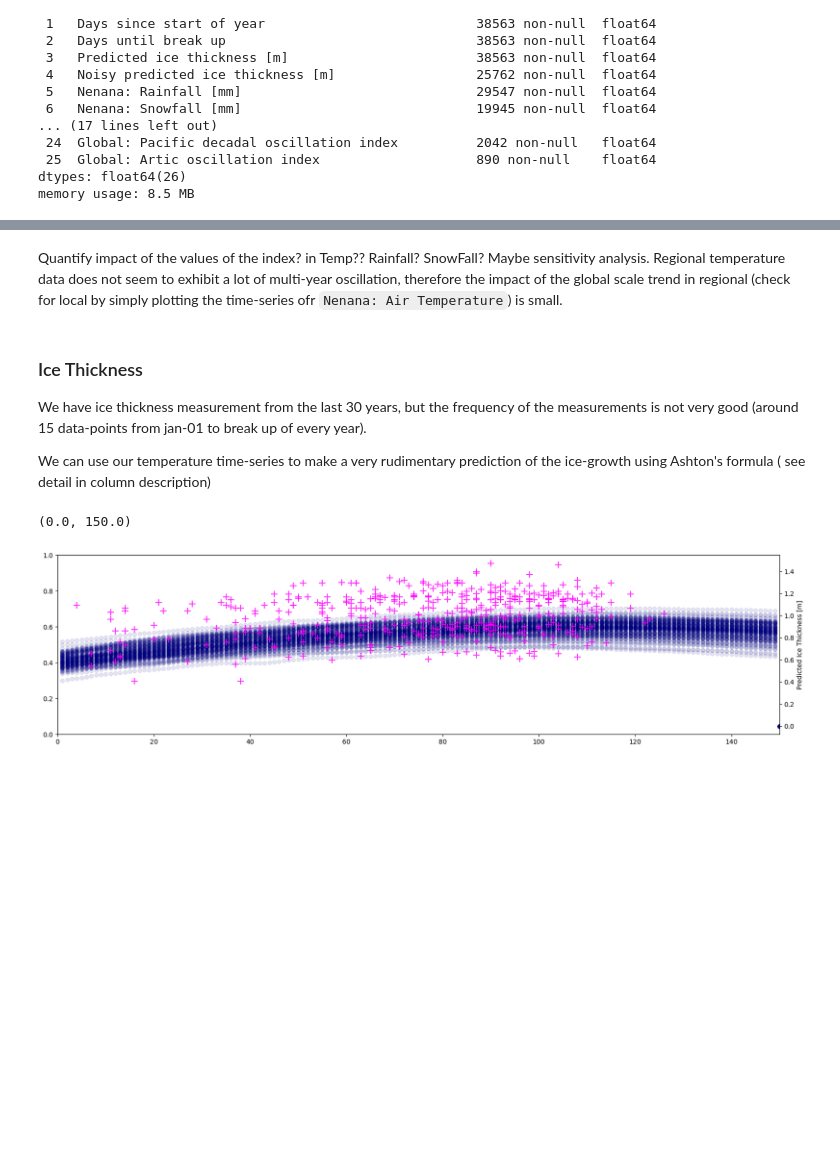
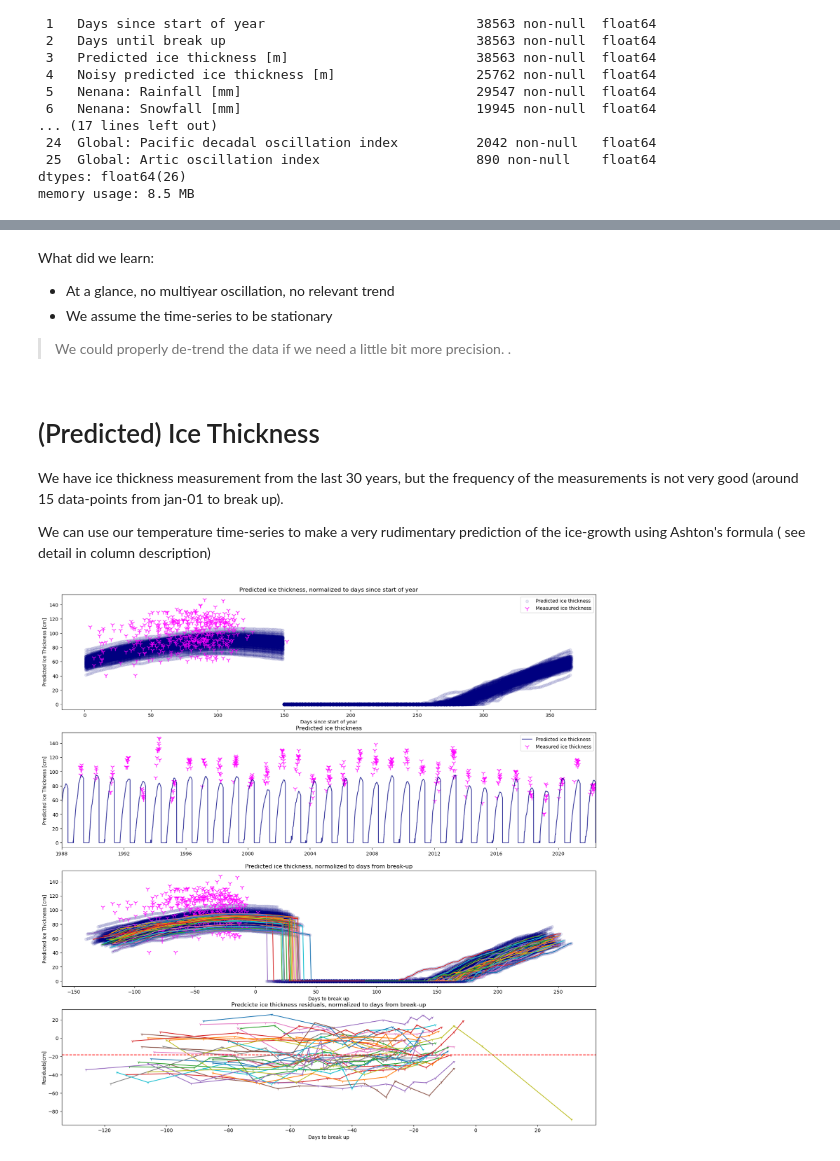
Before and after one commit to iceclassic/sandbox, a Jupyter notebook: content/PreProcessing.ipynb, the cells around one changed output, grey strips where cells are left out. Saved outputs shown, nothing was run; the diff lists cells and outputs as text; code cells hidden in the pictures; blank space fills up the shorter version.

Commit message:
Ice thickness residuals per year plot added

```diff
--- a/content/PreProcessing.ipynb
+++ b/content/PreProcessing.ipynb
@@ -136,18 +103,63 @@ plt.show()
 # %% [markdown]
-Quantify impact of the values of the index? in Temp?? Rainfall? SnowFall? Maybe sensitivity analysis. Regional  temperature data does not seem to exhibit a lot of multi-year oscillation, therefore the impact of the global scale trend in regional (check for local by simply plotting the time-series ofr `Nenana: Air Temperature`) is small.
+What did we learn:
+- At a glance, no multiyear oscillation, no relevant trend
+- We assume the time-series to be stationary
+
+> We could properly de-trend the data if we need a little bit more precision.
+.
 # %% [markdown]
-### Ice Thickness
-We have ice thickness measurement from the last 30 years, but the frequency of the measurements  is not very good (around 15 data-points from jan-01 to break up of every year).
+# (Predicted) Ice Thickness
+We have ice thickness measurement from the last 30 years, but the frequency of the measurements  is not very good (around 15 data-points from jan-01 to break up).
 
 We can use our temperature time-series to make a very rudimentary prediction of the ice-growth using Ashton's formula ( see detail in column description)
 # %%
-fig, ax = plt.subplots(1, 1, figsize=(20, 5))
-ax = ax.twinx()
-ax.scatter(Data['Days since start of year'],Data['Predicted ice thickness [m]'], color="navy", alpha=0.1, label='Predicted ice thickness+ synthetic noise')
-ax.scatter(Data['Days since start of year'],Data["IceThickness [cm]"]/100, color="magenta", alpha=0.8, label='Measured ice thickness',marker='+',s=100)
-ax.set_ylabel('Predicted Ice Thickness [m]')
+fig, ax = plt.subplots(4, 1, figsize=(20, 20))
+ax[0].scatter(Data['Days since start of year'],Data['Predicted ice thickness [m]']*100, color="navy", alpha=0.1, label='Predicted ice thickness')
+ax[0].scatter(Data['Days since start of year'],Data["IceThickness [cm]"], color="magenta", alpha=0.8, label='Measured ice thickness',marker='1',s=100)
+ax[0].set_ylabel('Predicted Ice Thickness [cm]')
+ax[0].set_xlabel('Days since start of year')
+ax[0].legend()
 
-ax.set_xlim([0,150])
+ax[0].set_title('Predicted ice thickness, normalized to days since start of year')
+
+ax[1].plot(Data['Predicted ice thickness [m]']*100, color="navy", alpha=0.8, label='Predicted ice thickness')
+ax[1].scatter(Data.index,Data["IceThickness [cm]"], color="magenta", alpha=0.8, label='Measured ice thickness',marker='1',s=100)
+ax[1].set_ylabel('Predicted Ice Thickness [cm]')
+ax[1].set_xlim([pd.to_datetime('1988-01-01'),pd.to_datetime('2022-06-01')])
+ax[1].legend()
+ax[1].set_title('Predicted ice thickness')
+
+ax[2].scatter(Data['Days until break up'],Data['Predicted ice thickness [m]']*100, color="navy", alpha=0.1, label='Predicted ice thickness')
+ax[2].scatter(Data['Days until break up'],Data["IceThickness [cm]"], color="magenta", alpha=0.8, label='Measured ice thickness',marker='1',s=100)
+
+for year in Data[Data['IceThickness [cm]'].notna()].index.year.unique():
+    year_data = Data[Data.index.year == year]
+    ax[2].plot(year_data['Days until break up'], year_data['Predicted ice thickness [m]']*100, label=str(year))
+ax[2].set_ylabel('Predicted Ice Thickness [cm]')
+ax[2].set_xlabel('Days to break up')
+ax[2].set_title('Predicted ice thickness, normalized to days from break-up')
+#ax[2].legend()
+
+
+
+
+
+filtered_data = Data.dropna(subset=['Predicted ice thickness [m]', 'IceThickness [cm]']).copy()
+filtered_data['Residuals'] = filtered_data['Predicted ice thickness [m]'] * 100 - filtered_data['IceThickness [cm]']
+
+
+for year in filtered_data.index.year.unique():
+    year_data = filtered_data[filtered_data.index.year == year]
+    ax[3].plot(year_data['Days until break up'],year_data['Residuals'], marker='1', label=str(year))
+mean_difference = filtered_data['Residuals'].mean()
+ax[3].axhline(mean_difference, color='red', linestyle='--', label=f'Mean Difference: {mean_difference:.2f}')
+ax[3].set_ylabel('Residuals[cm]')
+ax[3].set_xlabel('Days to break up')
+ax[3].set_title('Predcicte ice thickness residuals, normalized to days from break-up')
+#ax[3].legend()
+
+
+# Show plot
+plt.show()
 # %% [output]
-(0.0, 150.0)
-[figure, old version]
+[figure, new version]
```
Also changed, not shown: parts of 13 cells of this notebook.
